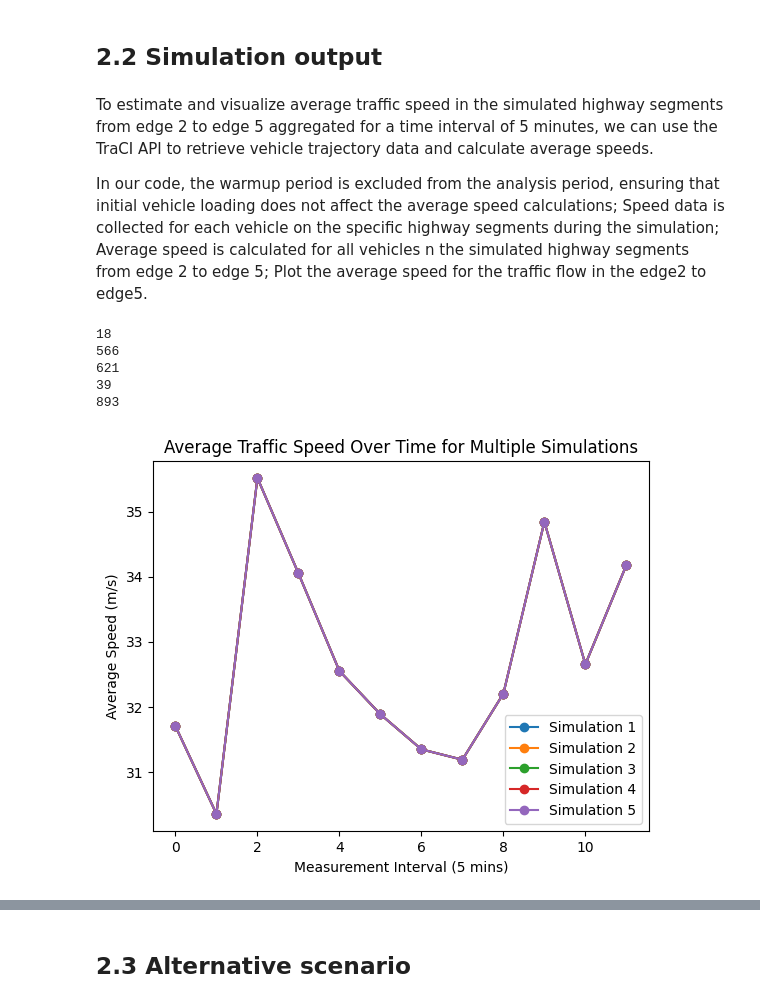
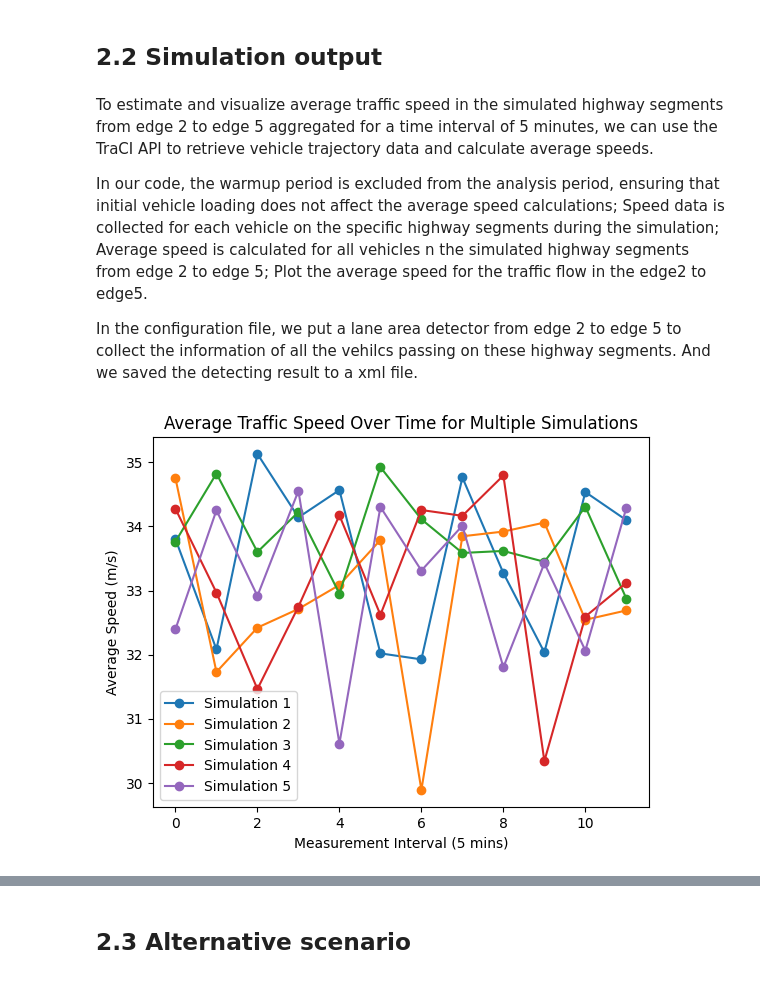
Before and after one commit to Ssactl/AH2174_HT23_Traffic-Simulation-Modelling-and-Applications, a Jupyter notebook: project1_section2/AH2174_2023_project1_Section2.ipynb, the cells around one changed output, grey strips where cells are left out. Saved outputs shown, nothing was run; the diff lists cells and outputs as text; code cells hidden in the pictures.

```diff
--- a/project1_section2/AH2174_2023_project1_Section2.ipynb
+++ b/project1_section2/AH2174_2023_project1_Section2.ipynb
@@ -110,3 +111,5 @@ We let the simulation run 1000 steps first, and print the ID and number of loade
 To estimate and visualize average traffic speed in the simulated highway segments from edge 2 to edge 5 aggregated for a time interval of 5 minutes, we can use the TraCI API to retrieve vehicle trajectory data and calculate average speeds.
 
 In our code, the warmup period is excluded from the analysis period, ensuring that initial vehicle loading does not affect the average speed calculations; Speed data is collected for each vehicle on the specific highway segments during the simulation; Average speed is calculated for all vehicles n the simulated highway segments from edge 2 to edge 5; Plot the average speed for the traffic flow in the edge2 to edge5.
+
+In the configuration file, we put a lane area detector from edge 2 to edge 5 to collect the information of all the vehilcs passing on these highway segments. And we saved the detecting result to a xml file.
@@ -112,0 +118,19 @@ In our code, the warmup period is excluded from the analysis period, ensuring th
+# %%
+# Specify the network file based on the scenario you want to run
+network_file = f"AH2174_2023_project1_section2.net.xml"
+
+# sumoCmd = ["sumo", "-c", "AH2174_2023_project1_section2.sumo.cfg", "--net-file", network_file]
+# print('Run ' + ' '.join(sumoCmd))
+# traci.start(sumoCmd)
+
+# Start the SUMO simulation with your configuration file
+traci.start(["sumo", "-c", "AH2174_2023_project1_section2.sumo.cfg", "--net-file", network_file])
+
+# Run the simulation for a certain number of steps
+simulation_steps = 3600  # Assuming 1 hour simulation time (excluding warmup)
+warmup_steps = 600  # Assuming a warmup period of 600 seconds
+
+for step in range(simulation_steps + warmup_steps):
+      traci.simulationStep()
+
+traci.close()
@@ -151,40 +182,43 @@ def run_simulation(network_file,random_seed):
 # Number of simulation runs
 num_simulations = 5
 
 # Store the results of each simulation
 all_simulation_results = []
 
 # Specify the network file based on the scenario you want to run
 network_file = f"AH2174_2023_project1_section2.net.xml"
 
 # Run multiple simulations with different random seeds
 for run in range(num_simulations):
     # Choose a different random seed for each run
     random_seed = np.random.randint(1, 1000)
-    print(random_seed)
+    # print(random_seed)
+
+    # generate the arrival time that follows the poisson process
+    arrival_rate = 3000/3600  # Arrival rate of 3000 vehicles per hour
+    random_variable_size = 3000
+    interarrival_times = [generate_interarrival_time(arrival_rate) for _ in range(random_variable_size)]
+
+    # generate the new rou.xml
+    vehicle2file()
 
     # Run the simulation for the current random seed
     simulation_results = run_simulation(network_file,random_seed)
 
     # Append the results to the list
     all_simulation_results.append(simulation_results)
 
 # Plot the results for each simulation run
 for i, simulation_results in enumerate(all_simulation_results):
     plt.plot(simulation_results, marker='o', linestyle='-', label=f'Simulation {i + 1}')
 
 plt.title('Average Traffic Speed Over Time for Multiple Simulations')
 plt.xlabel('Measurement Interval (5 mins)')
 plt.ylabel('Average Speed (m/s)')
 plt.legend()
 plt.show()
 # %% [output]
-18
-566
-621
-39
-893
-[figure, old version]
+[figure, new version]
 # %%
 all_simulation_results
 # %% [output]
```
Also changed, not shown: parts of 5 cells of this notebook, 6 other files.
